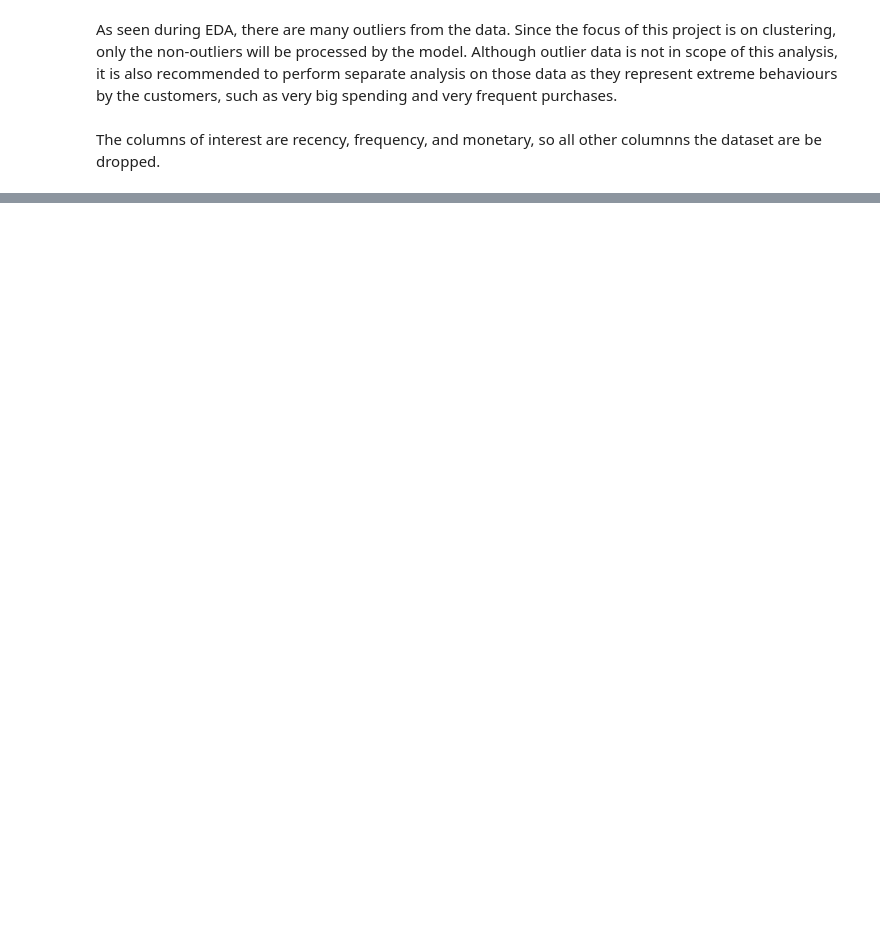
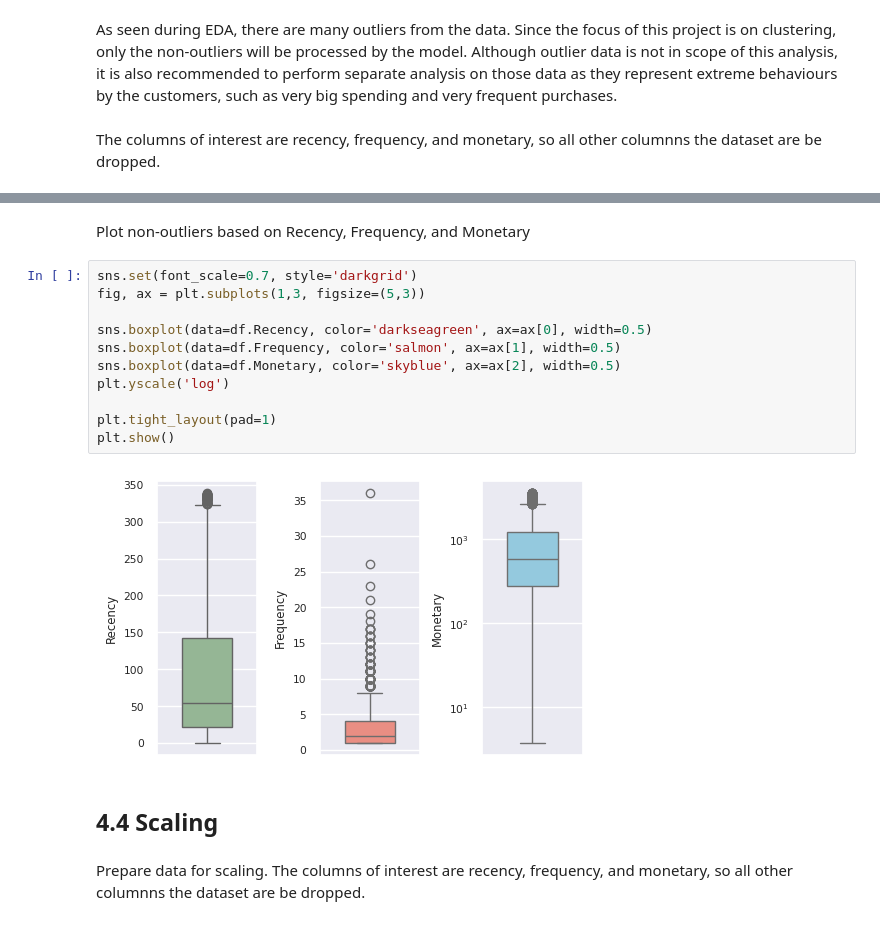
Before and after one commit to ds-edu/DataScienceCapstone_OnlineRetail, a Jupyter notebook: notebooks/Preprocessing.ipynb, the cells around one changed output, grey strips where cells are left out. Drawn from its saved outputs; the diff is of its cells as text; blank space fills up the shorter version.

```diff
--- a/notebooks/Preprocessing.ipynb
+++ b/notebooks/Preprocessing.ipynb
@@ -134,0 +186,19 @@ df_rfm_scaled.to_csv("../data/interim/online_retail_preprocessed.csv",  index=Fa
+# %% [markdown]
+Plot non-outliers based on Recency, Frequency, and Monetary
+# %%
+sns.set(font_scale=0.7, style='darkgrid')
+fig, ax = plt.subplots(1,3, figsize=(5,3))
+
+sns.boxplot(data=df.Recency, color='darkseagreen', ax=ax[0], width=0.5)
+sns.boxplot(data=df.Frequency, color='salmon', ax=ax[1], width=0.5)
+sns.boxplot(data=df.Monetary, color='skyblue', ax=ax[2], width=0.5)
+plt.yscale('log')
+
+plt.tight_layout(pad=1)
+plt.show()
+# %% [output]
+[figure, added]
+# %% [markdown]
+## 4.4 Scaling
+# %% [markdown]
+Prepare data for scaling. The columns of interest are recency, frequency, and monetary, so all other columnns the dataset are be dropped.
```
Also changed, not shown: parts of 41 cells of this notebook.
